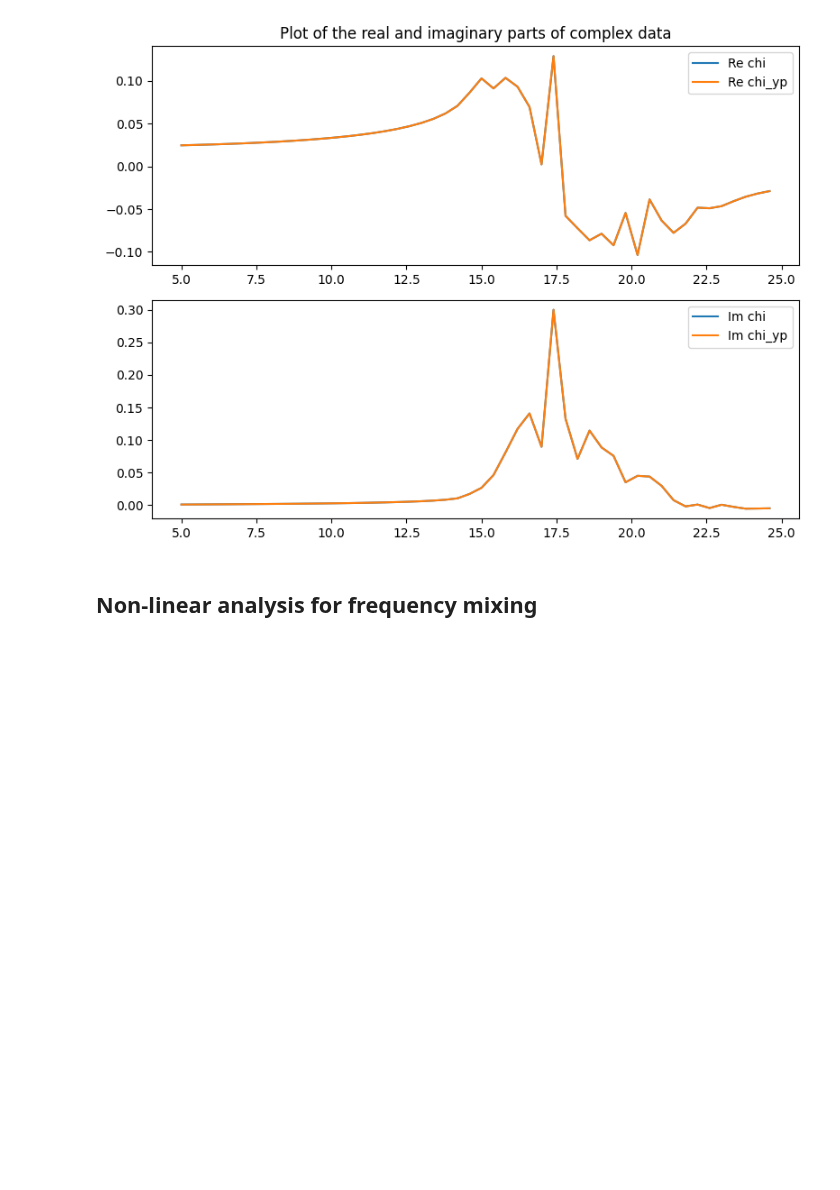
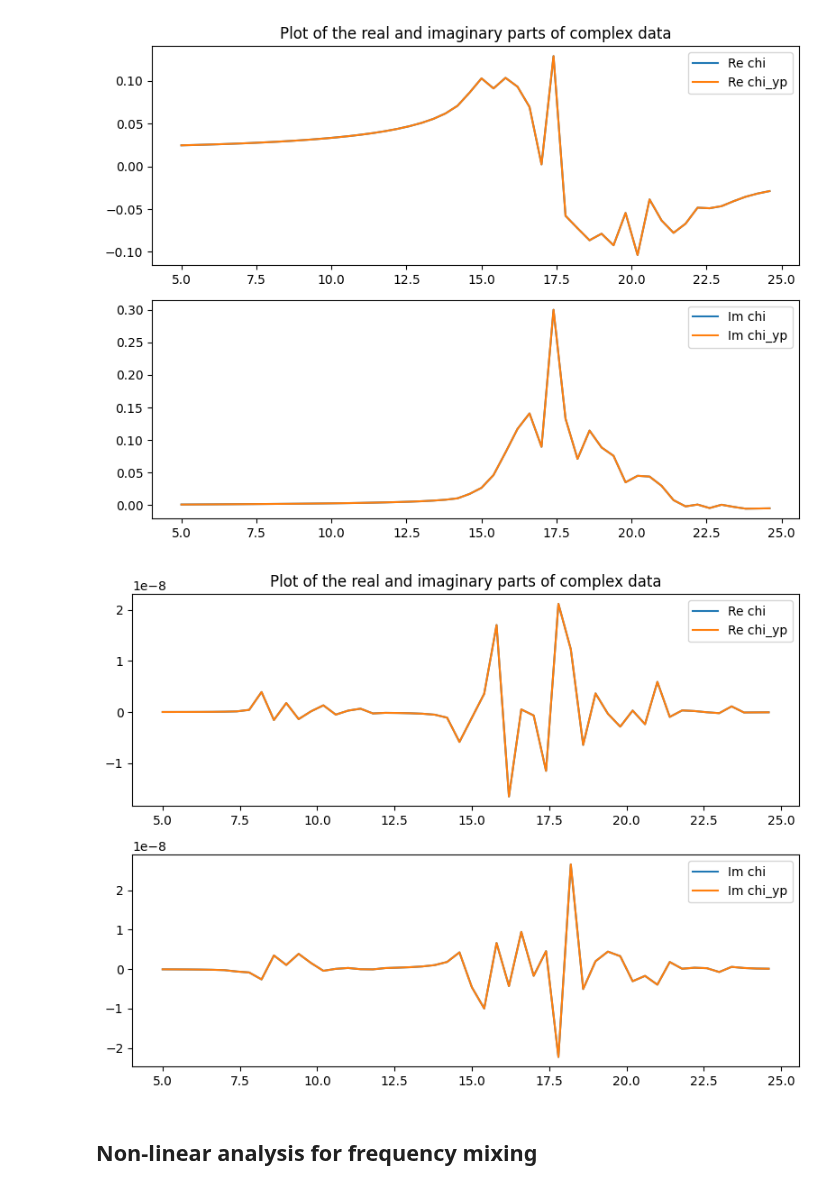
Before and after one commit to marcodalessandro76/MPPI, a Jupyter notebook: sphinx_source/tutorials/Analysis_Optics.ipynb, the cells around one changed output. Saved outputs shown, nothing was run; the diff lists cells and outputs as text; code cells hidden in the pictures; blank space fills up the shorter version.

```diff
--- a/sphinx_source/tutorials/Analysis_Optics.ipynb
+++ b/sphinx_source/tutorials/Analysis_Optics.ipynb
@@ -141,6 +142,11 @@ harm = 1
 U.Plot_ComplexArray(freqs_sine,chi_sine[0][harm],label='chi',data2=chi_sine_yp[harm,:,0],label2='chi_yp')
 # %% [output]
 [figure]
+# %%
+harm = 2
+U.Plot_ComplexArray(freqs_sine,chi_sine[0][harm],label='chi',data2=chi_sine_yp[harm,:,0],label2='chi_yp')
+# %% [output]
+[figure, added]
 # %% [markdown]
 ## Non-linear analysis for frequency mixing
 # %% [markdown]
```
Also changed, not shown: parts of 18 cells of this notebook, 1 other file.
